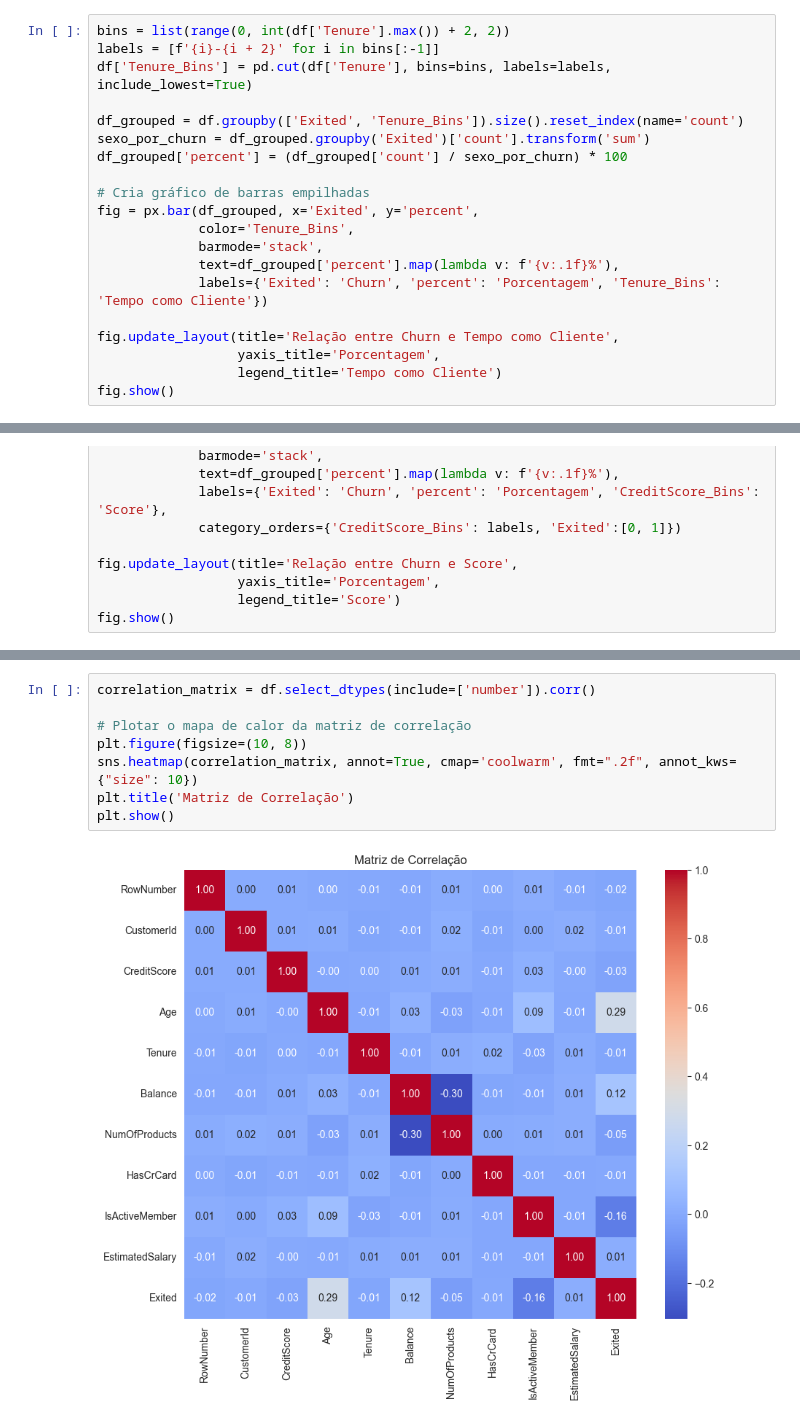
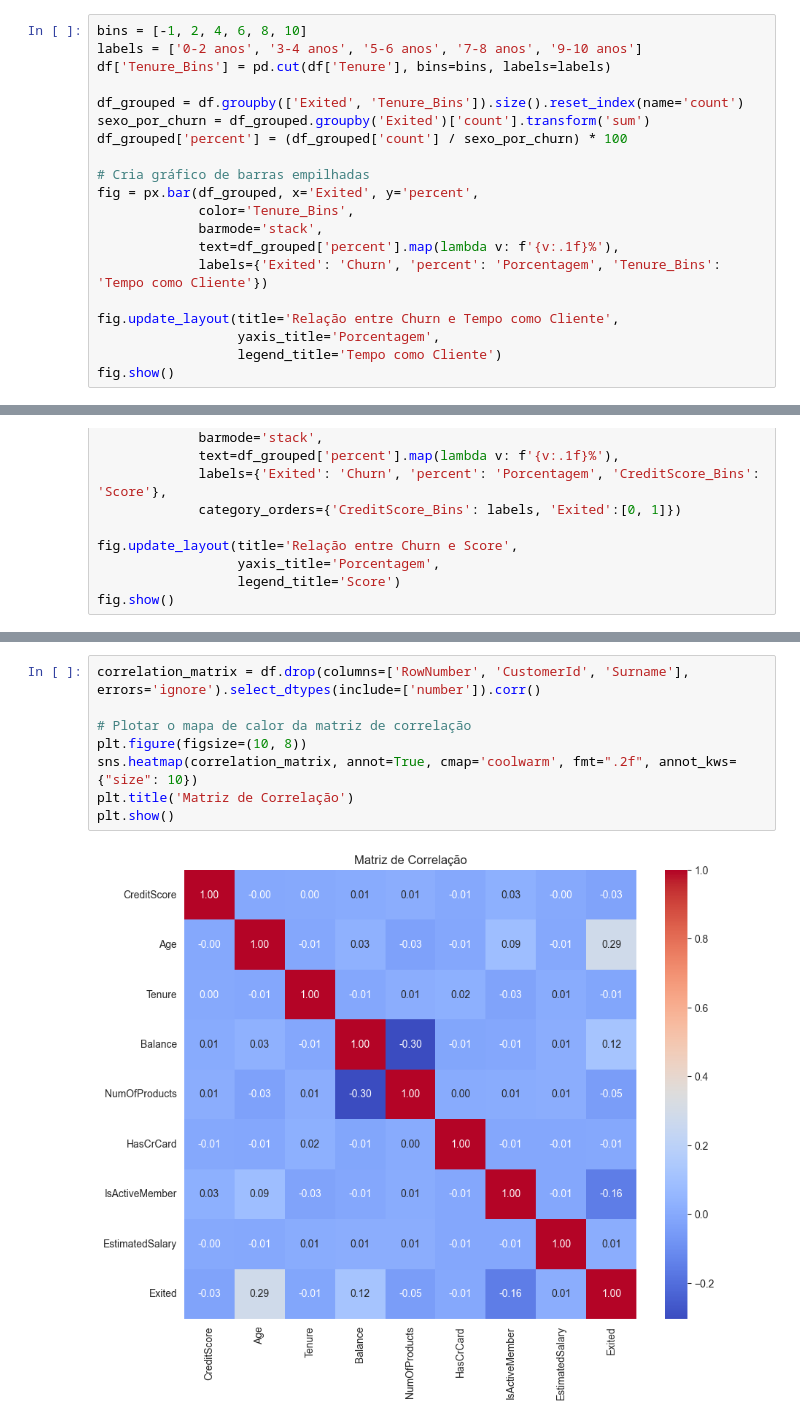
Before and after one commit to marcs0409/Semantix, a Jupyter notebook: projeto semantix churn.ipynb, the cells around one changed output, grey strips where cells are left out. Drawn from its saved outputs; the diff is of its cells as text.

```diff
--- a/projeto semantix churn.ipynb
+++ b/projeto semantix churn.ipynb
@@ -186,9 +234,9 @@ fig.update_layout(title='Relação entre Churn e Sexo',
                   legend_title='Sexo')
 fig.show()
 # %%
-bins = list(range(0, int(df['Tenure'].max()) + 2, 2))
-labels = [f'{i}-{i + 2}' for i in bins[:-1]]
-df['Tenure_Bins'] = pd.cut(df['Tenure'], bins=bins, labels=labels, include_lowest=True)
+bins = [-1, 2, 4, 6, 8, 10]
+labels = ['0-2 anos', '3-4 anos', '5-6 anos', '7-8 anos', '9-10 anos']
+df['Tenure_Bins'] = pd.cut(df['Tenure'], bins=bins, labels=labels)
 
 df_grouped = df.groupby(['Exited', 'Tenure_Bins']).size().reset_index(name='count')
 sexo_por_churn = df_grouped.groupby('Exited')['count'].transform('sum')
@@ -347,11 +422,11 @@ plt.show()
 # %%
-correlation_matrix = df.select_dtypes(include=['number']).corr()
+correlation_matrix = df.drop(columns=['RowNumber', 'CustomerId', 'Surname'], errors='ignore').select_dtypes(include=['number']).corr()
 
 # Plotar o mapa de calor da matriz de correlação
 plt.figure(figsize=(10, 8))
 sns.heatmap(correlation_matrix, annot=True, cmap='coolwarm', fmt=".2f", annot_kws={"size": 10})
 plt.title('Matriz de Correlação')
 plt.show()
 # %% [output]
-[figure, old version]
+[figure, new version]
 # %% [markdown]
```
Also changed, not shown: parts of 40 cells of this notebook, 4 other files.
